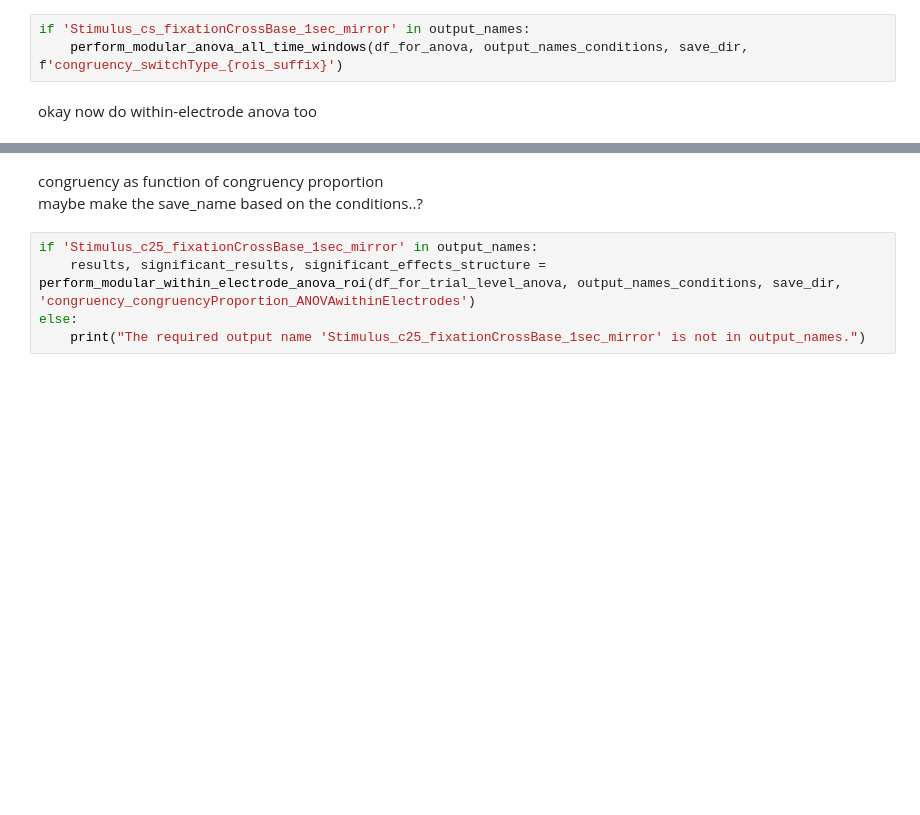
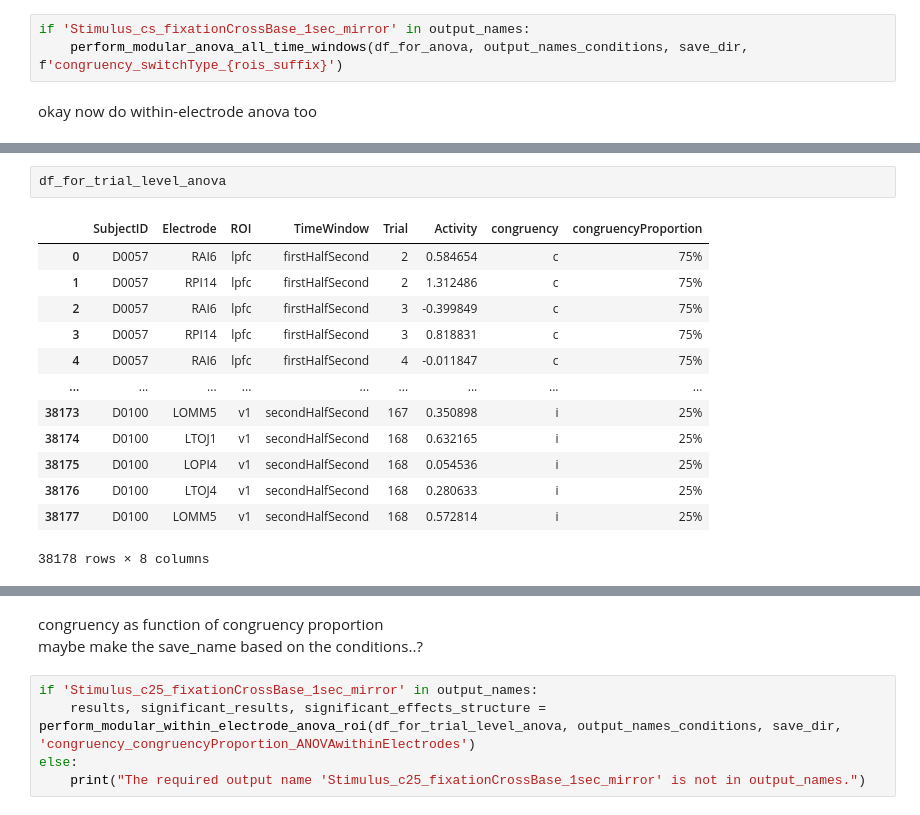
Before and after one commit to coganlab/GlobalLocal, a Jupyter notebook: roi_analysis.ipynb, the cells around one changed output, grey strips where cells are left out. Drawn from its saved outputs; the diff is of its cells as text; blank space fills up the shorter version.

```diff
--- a/roi_analysis.ipynb
+++ b/roi_analysis.ipynb
@@ -1089,6 +1127,22 @@ process_and_append_trial_data_for_anova(time_averaged_lists, output_names_condit
 
 # Convert to DataFrame
 df_for_trial_level_anova = pd.DataFrame(data_for_anova)
+# %%
+df_for_trial_level_anova
+# %% [output]
+|  | SubjectID | Electrode | ROI | TimeWindow | Trial | Activity | congruency | congruencyProportion |
+| 0 | D0057 | RAI6 | lpfc | firstHalfSecond | 2 | 0.584654 | c | 75% |
+| 1 | D0057 | RPI14 | lpfc | firstHalfSecond | 2 | 1.312486 | c | 75% |
+| 2 | D0057 | RAI6 | lpfc | firstHalfSecond | 3 | -0.399849 | c | 75% |
+| 3 | D0057 | RPI14 | lpfc | firstHalfSecond | 3 | 0.818831 | c | 75% |
+| 4 | D0057 | RAI6 | lpfc | firstHalfSecond | 4 | -0.011847 | c | 75% |
+| ... | ... | ... | ... | ... | ... | ... | ... | ... |
+| 38173 | D0100 | LOMM5 | v1 | secondHalfSecond | 167 | 0.350898 | i | 25% |
+| 38174 | D0100 | LTOJ1 | v1 | secondHalfSecond | 168 | 0.632165 | i | 25% |
+| 38175 | D0100 | LOPI4 | v1 | secondHalfSecond | 168 | 0.054536 | i | 25% |
+| 38176 | D0100 | LTOJ4 | v1 | secondHalfSecond | 168 | 0.280633 | i | 25% |
+| 38177 | D0100 | LOMM5 | v1 | secondHalfSecond | 168 | 0.572814 | i | 25% |
+38178 rows × 8 columns
 # %%
 # Assuming df_for_trial_level_anova is your DataFrame and it includes a 'SubjectID' column
 def perform_modular_within_electrode_anova_roi(df, output_names_conditions, save_dir, save_name):
```
Also changed, not shown: parts of 11 cells of this notebook.
